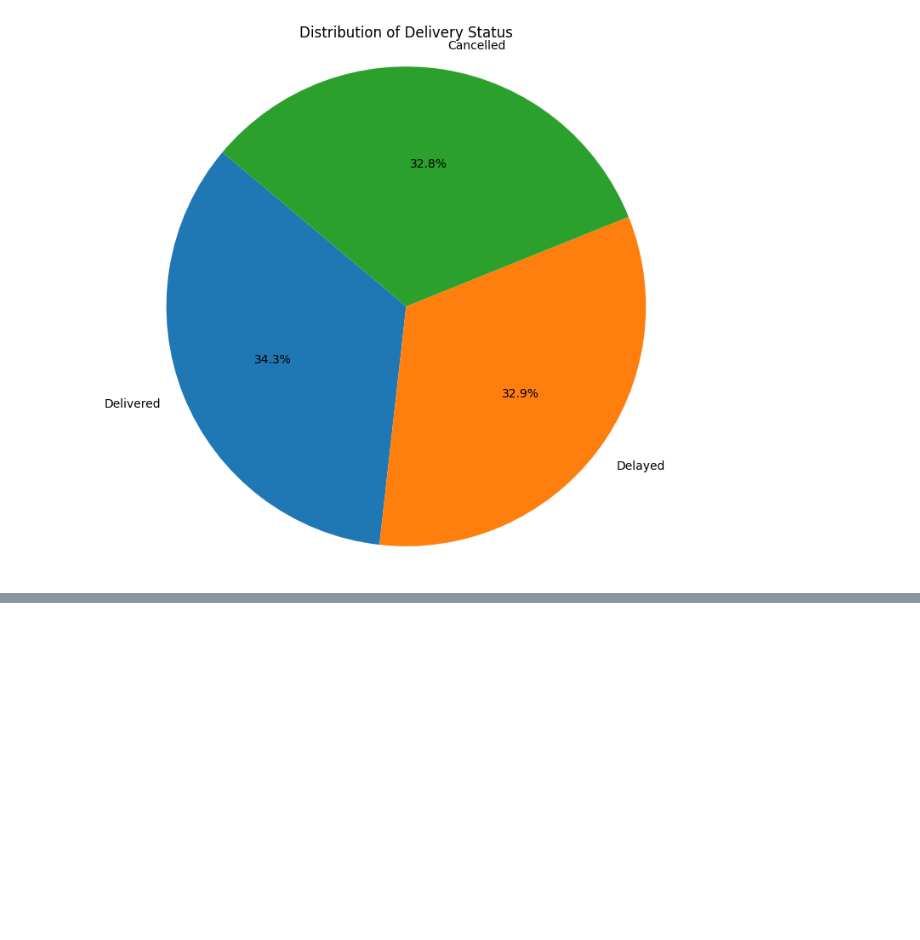
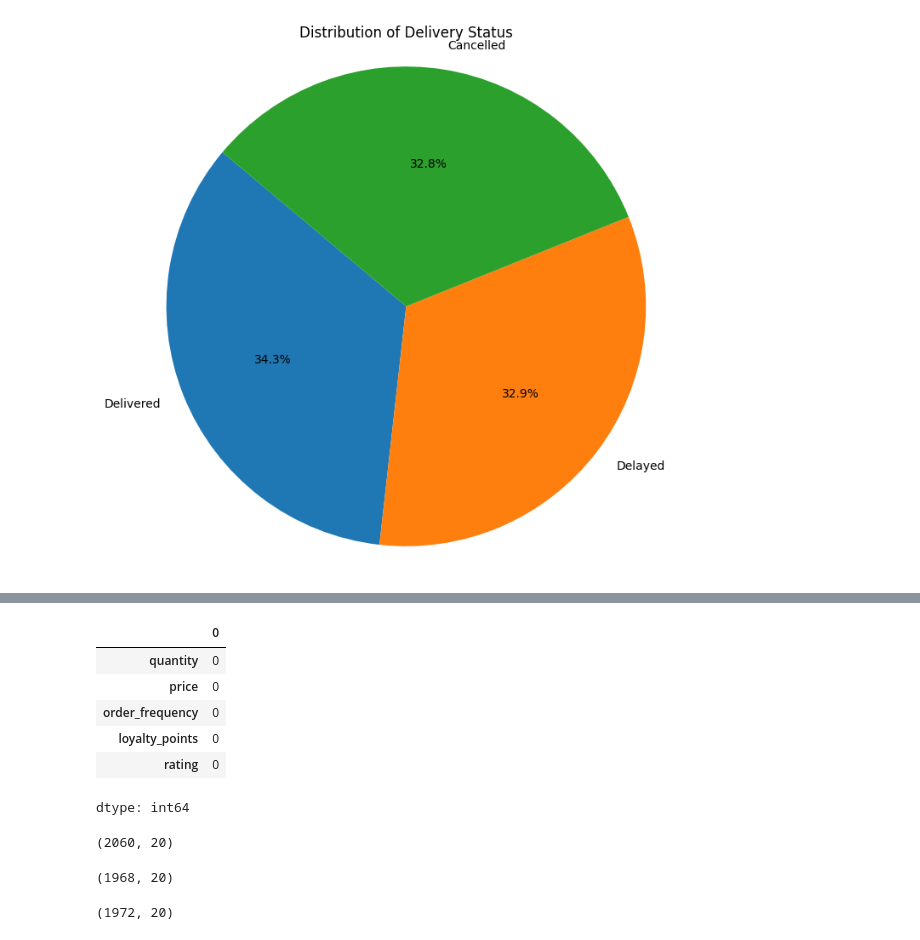
Before and after one commit to Ichsan4Fa/FoodPanda_Analyze, a Jupyter notebook: FoodPanda_Data.ipynb, the cells around one changed output, grey strips where cells are left out. Saved outputs shown, nothing was run; the diff lists cells and outputs as text; code cells hidden in the pictures; blank space fills up the shorter version.

```diff
--- a/FoodPanda_Data.ipynb
+++ b/FoodPanda_Data.ipynb
@@ -66,0 +140,29 @@ plt.show()
+# %%
+interquartile = numerical_df.quantile(0.75) - numerical_df.quantile(0.25)
+lower_bound = numerical_df.quantile(0.25) - 1.5 * interquartile
+upper_bound = numerical_df.quantile(0.75) + 1.5 * interquartile
+outliers = (numerical_df < lower_bound) | (numerical_df > upper_bound)
+outliers.sum()
+# %% [output]
+|  | 0 |
+| quantity | 0 |
+| price | 0 |
+| order_frequency | 0 |
+| loyalty_points | 0 |
+| rating | 0 |
+dtype: int64
+# %%
+delivered_classes = df[df['delivery_status'] == "Delivered"]
+cancelled_classes = df[df['delivery_status'] == "Cancelled"]
+delayed_classes = df[df['delivery_status'] == "Delayed"]
+delivered_classes.shape
+# %% [output]
+(2060, 20)
+# %%
+cancelled_classes.shape
+# %% [output]
+(1968, 20)
+# %%
+delayed_classes.shape
+# %% [output]
+(1972, 20)
```
Also changed, not shown: parts of 9 cells of this notebook.
